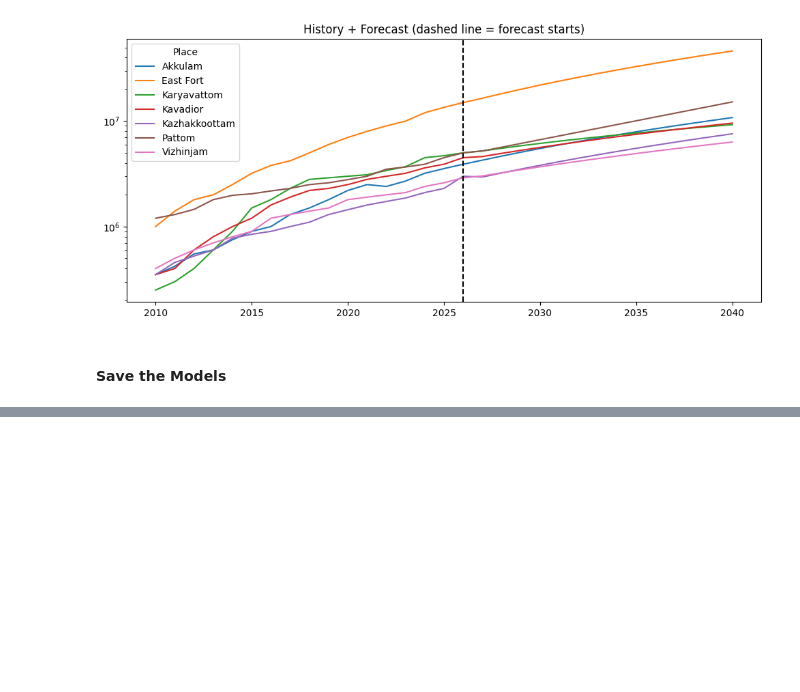
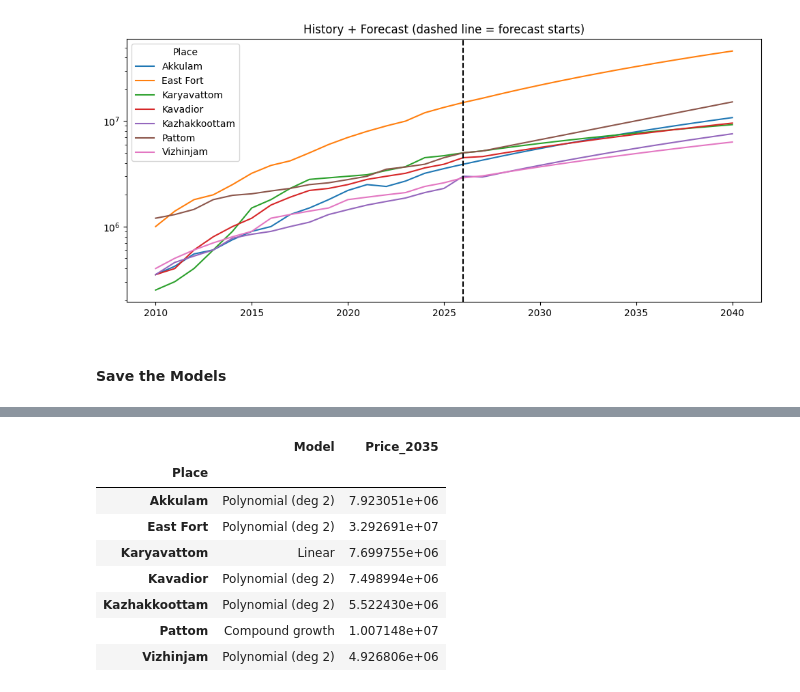
Before and after one commit to SREEHARI09/Land_price_prediction, a Jupyter notebook: Preprocessing.ipynb, the cells around one changed output, grey strips where cells are left out. Saved outputs shown, nothing was run; the diff lists cells and outputs as text; code cells hidden in the pictures; blank space fills up the shorter version.

```diff
--- a/Preprocessing.ipynb
+++ b/Preprocessing.ipynb
@@ -427,0 +434,24 @@ joblib.dump(forecast, 'land_forecast.pkl')
+# %%
+lin_c = joblib.load('land_linear_coef.pkl')
+comp_c = joblib.load('land_compound_coef.pkl')
+poly_c = joblib.load('land_poly_coef.pkl')
+best = joblib.load('land_best_model.pkl')
+# %%
+t = 2035 - 2010
+p_lin = lin_c[0] * t + lin_c[1]
+p_comp = np.exp(comp_c[0] * t + comp_c[1])
+p_poly = poly_c[0] * t**2 + poly_c[1] * t + poly_c[2]
+# %%
+p_2035 = np.where(best.values == 'Linear', p_lin,
+         np.where(best.values == 'Compound growth', p_comp, p_poly))
+pd.DataFrame({'Model': best, 'Price_2035': p_2035})
+# %% [output]
+|  | Model | Price_2035 |
+| Place |  |  |
+| Akkulam | Polynomial (deg 2) | 7.923051e+06 |
+| East Fort | Polynomial (deg 2) | 3.292691e+07 |
+| Karyavattom | Linear | 7.699755e+06 |
+| Kavadior | Polynomial (deg 2) | 7.498994e+06 |
+| Kazhakkoottam | Polynomial (deg 2) | 5.522430e+06 |
+| Pattom | Compound growth | 1.007148e+07 |
+| Vizhinjam | Polynomial (deg 2) | 4.926806e+06 |
```
Also changed, not shown: parts of 2 cells of this notebook.
